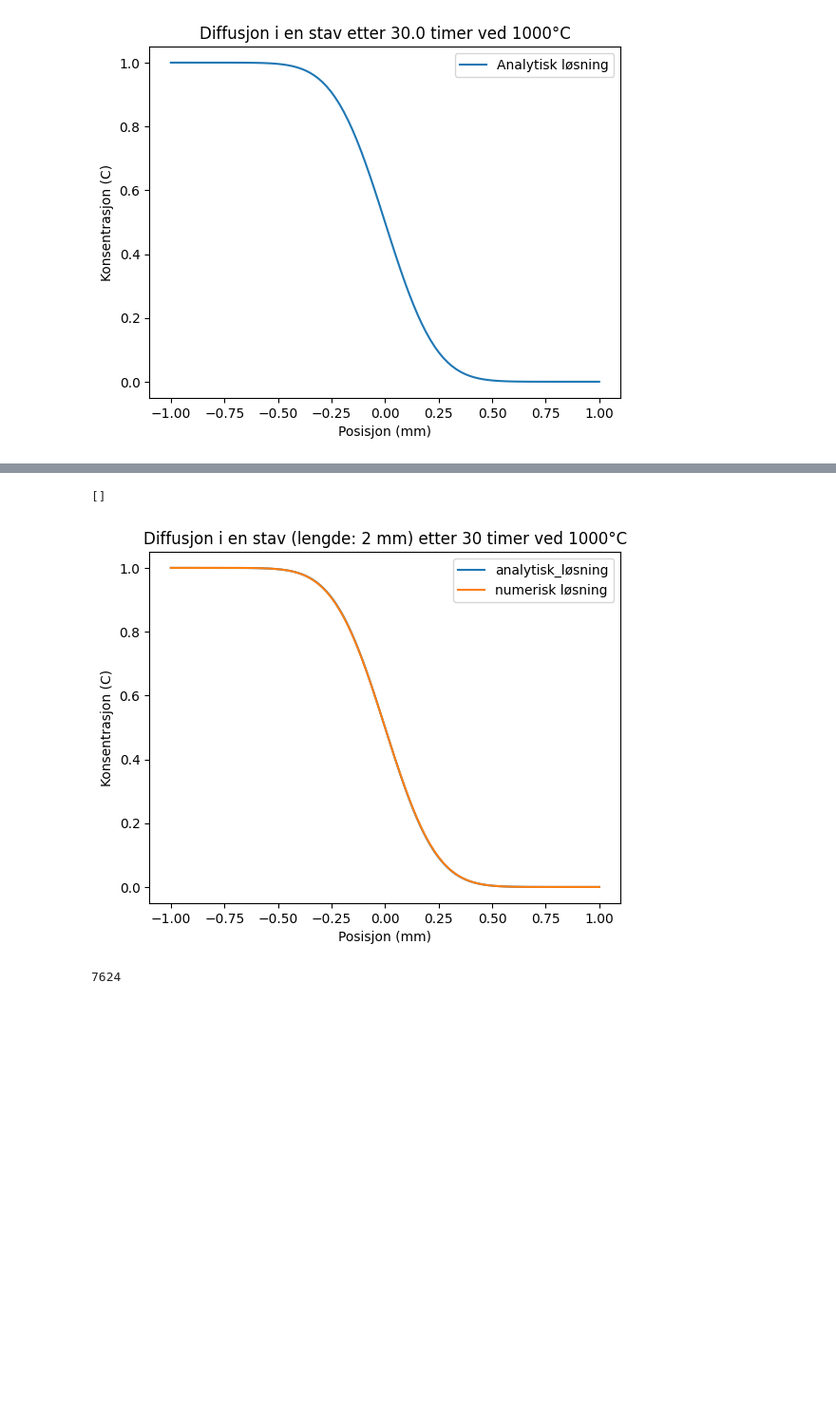
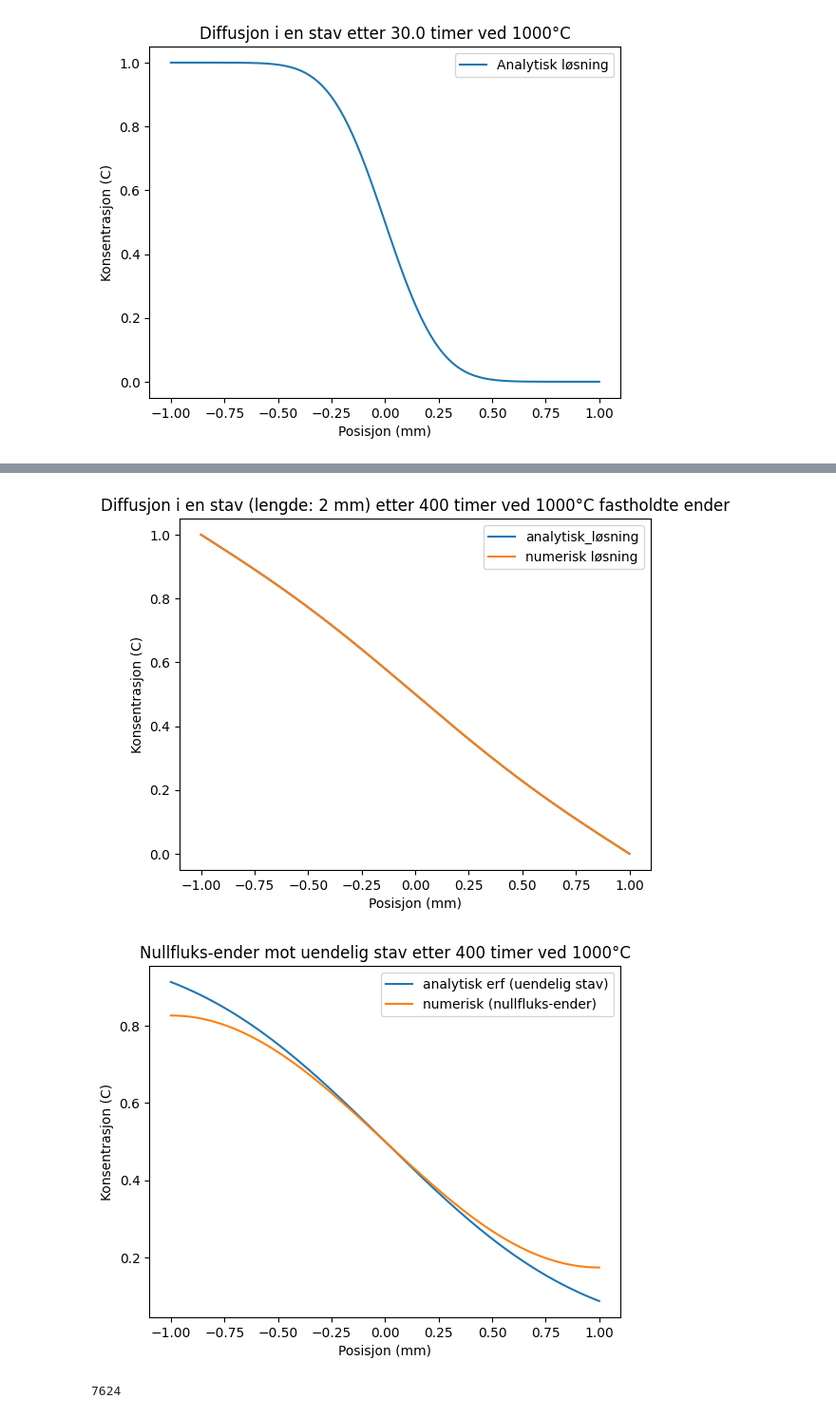
Before and after one commit to hedkjel/TMA4260-Project1, a Jupyter notebook: Isak prosjekt 1.ipynb, the cells around one changed output, grey strips where cells are left out. Shown: that part at 95% size. Saved outputs shown, nothing was run; the diff lists cells and outputs as text; code cells hidden in the pictures; blank space fills up the shorter version.

```diff
--- a/Isak prosjekt 1.ipynb
+++ b/Isak prosjekt 1.ipynb
@@ -27,7 +28,7 @@ Første ledd er sluttilstanden (en rett rampe — ikke $\tfrac12$ overalt, siden
 
 #------------- Parametere --------
 R = 8.314          # J/(mol*K), gasskonstanten
-D0, Q = 2.0e-5, 197e3  # Tabell 2.2 i P&E, Cu* i Cu
+D0, Q = 31e-6, 200.3e3  # Tabell 2.2 i P&E, Cu* i Cu (samme verdier som Hedda)
 L = 1e-3           # m, avstand fra sentrum til enden av staven
 
 def D_arrhenius(D0, Q, T):
@@ -37,7 +38,7 @@ def D_arrhenius(D0, Q, T):
 
 def analytical_solution(x, t, T, M=500):
     # Sluttilstanden: rett rampe fra C=1 ved x=-L til C=0 ved x=+L
-    D = D_arrhenius(D0, Q, T)  # ~1.7e-13 m^2/s
+    D = D_arrhenius(D0, Q, T)  # ~1.9e-13 m^2/s
     C = 0.5 - x / (2 * L)
     # Legger til Fourier-modene som dør ut med tiden
     for m in range(1, M + 1):
@@ -91,41 +173,70 @@ def itterering_1(C,D,dx,t_slutt,alpha=0.4):
         dcdt, J = sentral_diff(C, D, dx)
         C = C + dt * dcdt
         lagring.append(C.copy())
         tid += dt
     return lagring
 
+def itterering_2(C, D, dx, t_slutt, alpha=0.4):
+    #dt regnes fra stabilitet: alpha = D*dt/dx^2 <= 0.5
+    dt = alpha * dx**2 / D
+    tid = 0
+    C = np.array(C, dtype=float)
+    lagring = [C.copy()]
+    while tid < t_slutt:
+        dcdt, J = sentral_diff(C, D, dx)
+        C = C + dt * dcdt
+        C[0]=C[1]; C[-1]=C[-2] #Annen boundary condition, ikke fastholdte ender
+        lagring.append(C.copy())
+        tid += dt
+    return lagring
+
 #----------- Parametere -----------------
-Gridpunkter = 100 #antall punkter
-t_slutt = 3600 * 30 # timer
+Gridpunkter = 1000 #antall punkter
+t_slutt = 3600 * 400 # timer
 T = 1000 + 273 # K
-L = 1e-3           # m, avstand fra sentrum til endene av staven
+L = 1e-3 # m, avstand fra sentrum til endene av staven
 
 
-D0, Q = 2.0e-5, 197e3  # Tabell 2.2 i P&E, Cu* i Cu
+D0, Q = 31e-6, 200.3e3  # Tabell 2.2 i P&E, Cu* i Cu (samme verdier som Hedda)
 
 # C_grid
 konsentrasjoner = np.zeros(Gridpunkter)
 konsentrasjoner[:Gridpunkter//2] = 1.0
 
 # posisjoner
 dx = 2*L / (Gridpunkter - 1)   # samme avstand som linspace gir
 posisjoner = np.linspace(-L,L,Gridpunkter)
 posisjoner_mange = np.linspace(-L,L,1000)
 D = D_arrhenius(D0, Q, T)
 
+# ------------- Fastholdt konsentrasjon ved endene (C=1 ved x=-L, C=0 ved x=L) ----------------
 analy = analytical_solution(posisjoner_mange, t_slutt, T)
 num = itterering_1(konsentrasjoner,D,dx,t_slutt)
-
 plt.plot(posisjoner_mange * 1e3,analy,label="analytisk_løsning")
 plt.plot(posisjoner * 1e3,num[-1],label="numerisk løsning")   # num[-1] = siste tidssteg
 plt.xlabel('Posisjon (mm)')
 plt.ylabel('Konsentrasjon (C)')
-plt.title(f'Diffusjon i en stav (lengde: {2*L*1e3:.0f} mm) etter {t_slutt/3600:.0f} timer ved {T-273}°C')
+plt.title(f'Diffusjon i en stav (lengde: {2*L*1e3:.0f} mm) etter {t_slutt/3600:.0f} timer ved {T-273}°C fastholdte ender')
 plt.legend()
 plt.plot()
+
+# -------------- Fast mengde i hele staven -------------------------------
+# Concentration_profile er Hedda sin funksjon fra cellen over.
+# C1=1, C2=0 gir samme orientering som her: C=1 for x<0, C=0 for x>0
+analy_erf = [Concentration_profile(xi, t_slutt, D, 1, 0) for xi in posisjoner_mange]
+num_2 = itterering_2(konsentrasjoner, D, dx, t_slutt)   # nullfluks: C[0]=C[1], C[-1]=C[-2]
+
+plt.figure()
+plt.plot(posisjoner_mange * 1e3, analy_erf, label="analytisk erf (uendelig stav)")
+plt.plot(posisjoner * 1e3, num_2[-1], label="numerisk (nullfluks-ender)")
+plt.xlabel('Posisjon (mm)')
+plt.ylabel('Konsentrasjon (C)')
+plt.title(f'Nullfluks-ender mot uendelig stav etter {t_slutt/3600:.0f} timer ved {T-273}°C')
+plt.legend()
+plt.show()
 # %% [output]
-[]
-[figure, old version]
+[figure, new version]
+[figure, added]
 # %%
 # Non isoterm anealing
 
```
Also changed, not shown: parts of 7 cells of this notebook, 1 other file.
